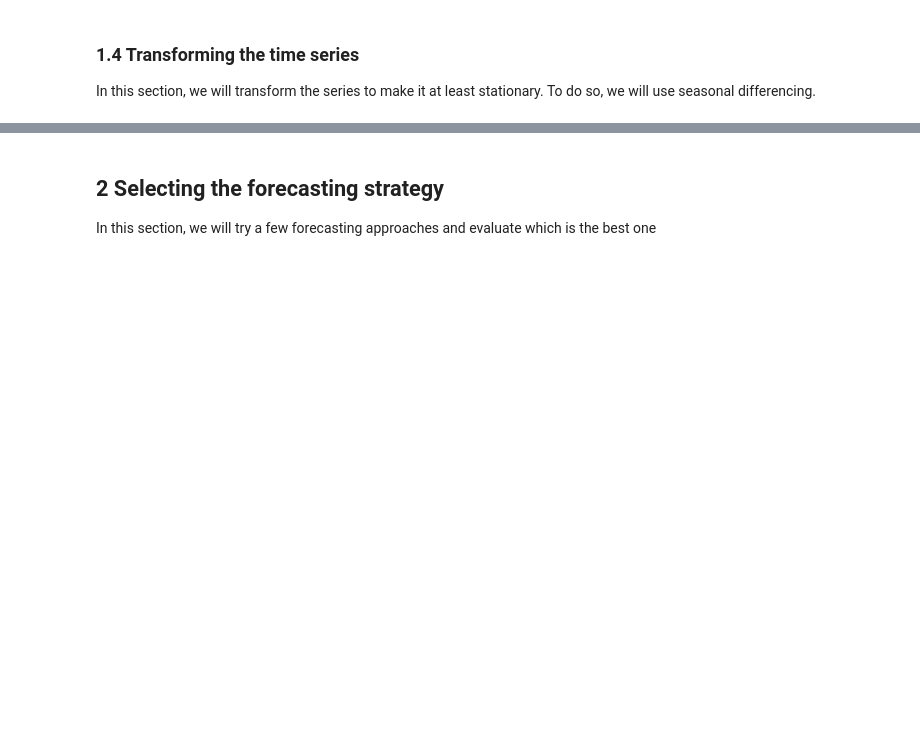
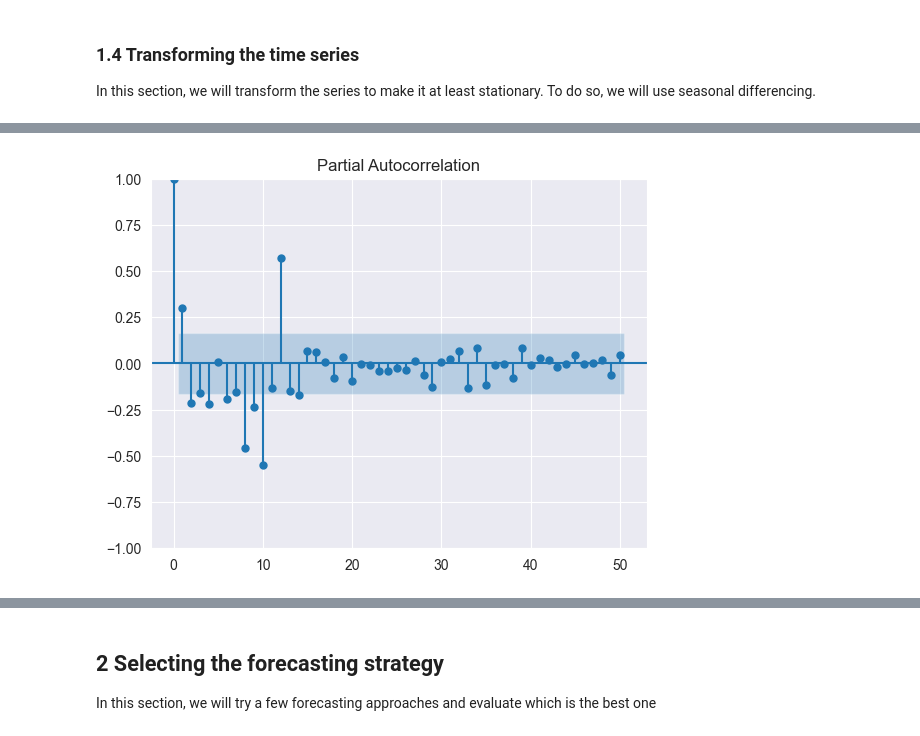
Before and after one commit to svondracek0/dtse-applied-ts, a Jupyter notebook: airline_analysis/airline_analysis.ipynb, the cells around one changed output, grey strips where cells are left out. Saved outputs shown, nothing was run; the diff lists cells and outputs as text; code cells hidden in the pictures; blank space fills up the shorter version.

```diff
--- a/airline_analysis/airline_analysis.ipynb
+++ b/airline_analysis/airline_analysis.ipynb
@@ -138,0 +140,5 @@ plt.show()
+# %%
+plot_pacf(diff_airline, lags=50)
+plt.show()
+# %% [output]
+[figure, added]
```
Also changed, not shown: parts of 56 cells of this notebook.
